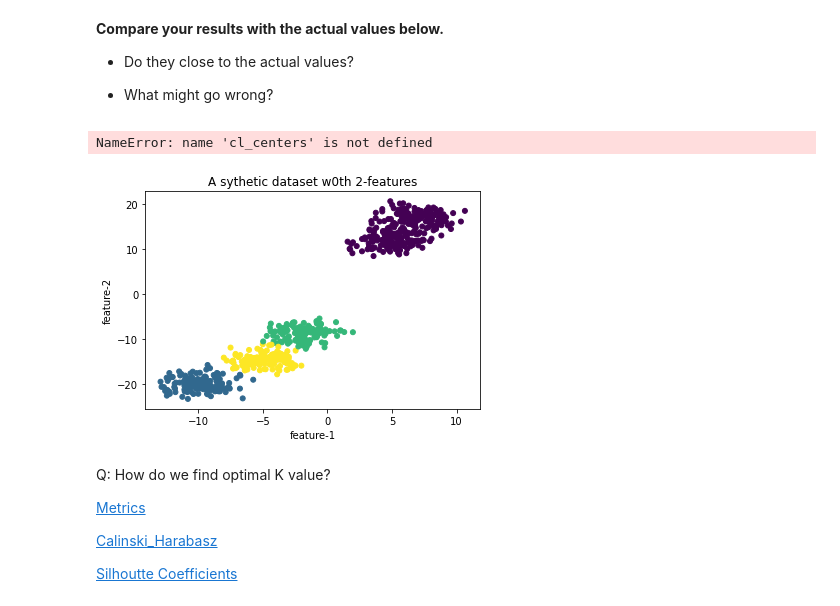
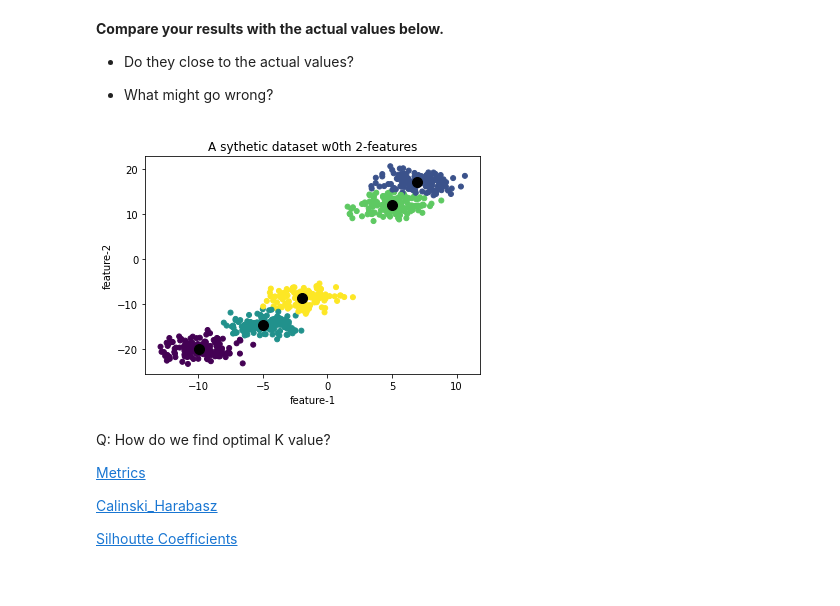
Before and after one commit to mikev6/601-class9, a Jupyter notebook: clustering_algorithms-Class.ipynb, the cells around one changed output. Cells and saved outputs as stored; diff of their text form; code cells hidden in the pictures.

Commit message:
Add files via upload
added missing command cl_cluster

```diff
--- a/clustering_algorithms-Class.ipynb
+++ b/clustering_algorithms-Class.ipynb
@@ -140,22 +140,22 @@ __Compare your results with the actual values below.__
 
 - What might go wrong?
 # %%
-kmeans = KMeans(n_clusters = 4)
+kmeans = KMeans(n_clusters = 5)
 
 kmeans.fit(X)
 
 cluster_numbers = kmeans.predict(X)
+cl_centers = kmeans.cluster_centers_
 
 plt.scatter(X[:, 0] , X[:, 1], c = cluster_numbers, s = 25);
 
 plt.xlabel('feature-1')
 plt.ylabel('feature-2')
 plt.title('A sythetic dataset w0th 2-features')
 
 plt.scatter(cl_centers[:,0], cl_centers[:, 1], c ='black', s= 100);
 # %% [output]
-NameError: name 'cl_centers' is not defined
-[figure, old version]
+[figure, new version]
 # %%
 # %load -r 1-10 support.py
 k_means = KMeans(n_clusters = 4)
```
